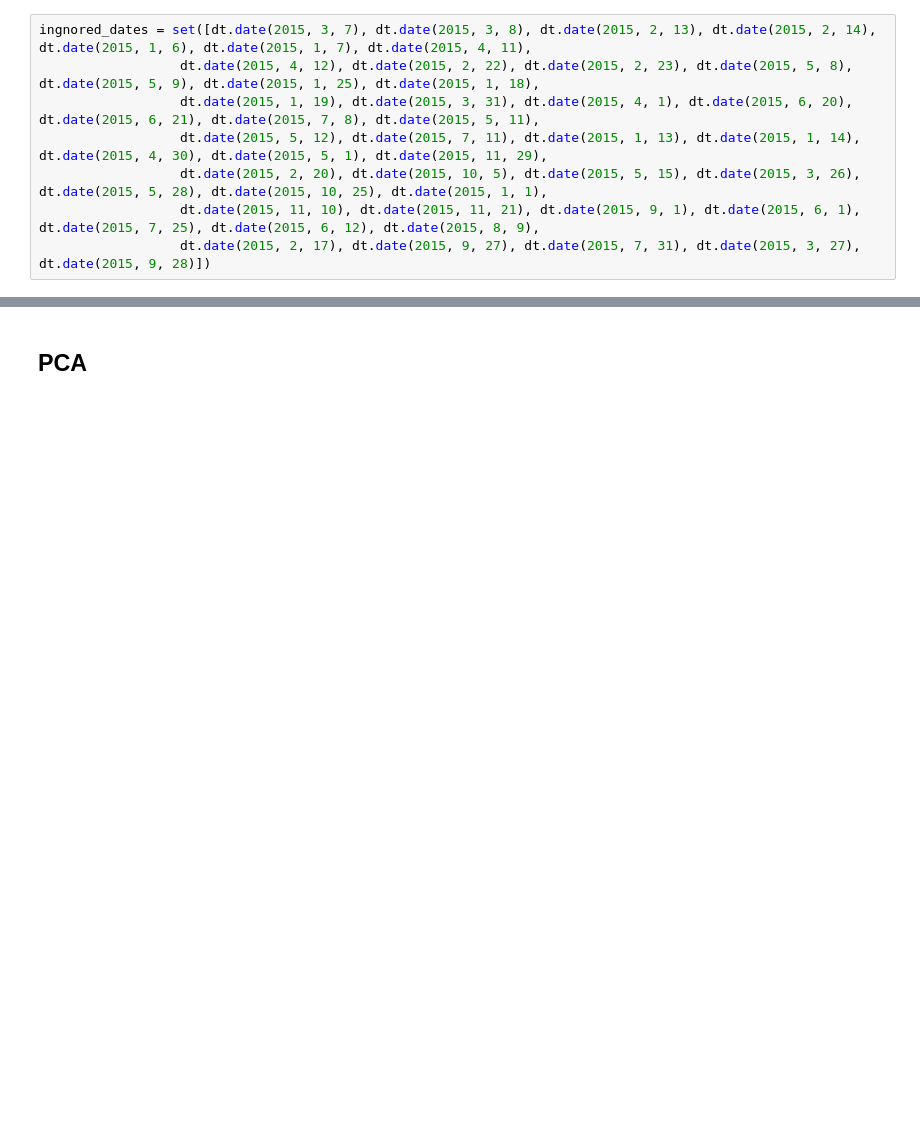
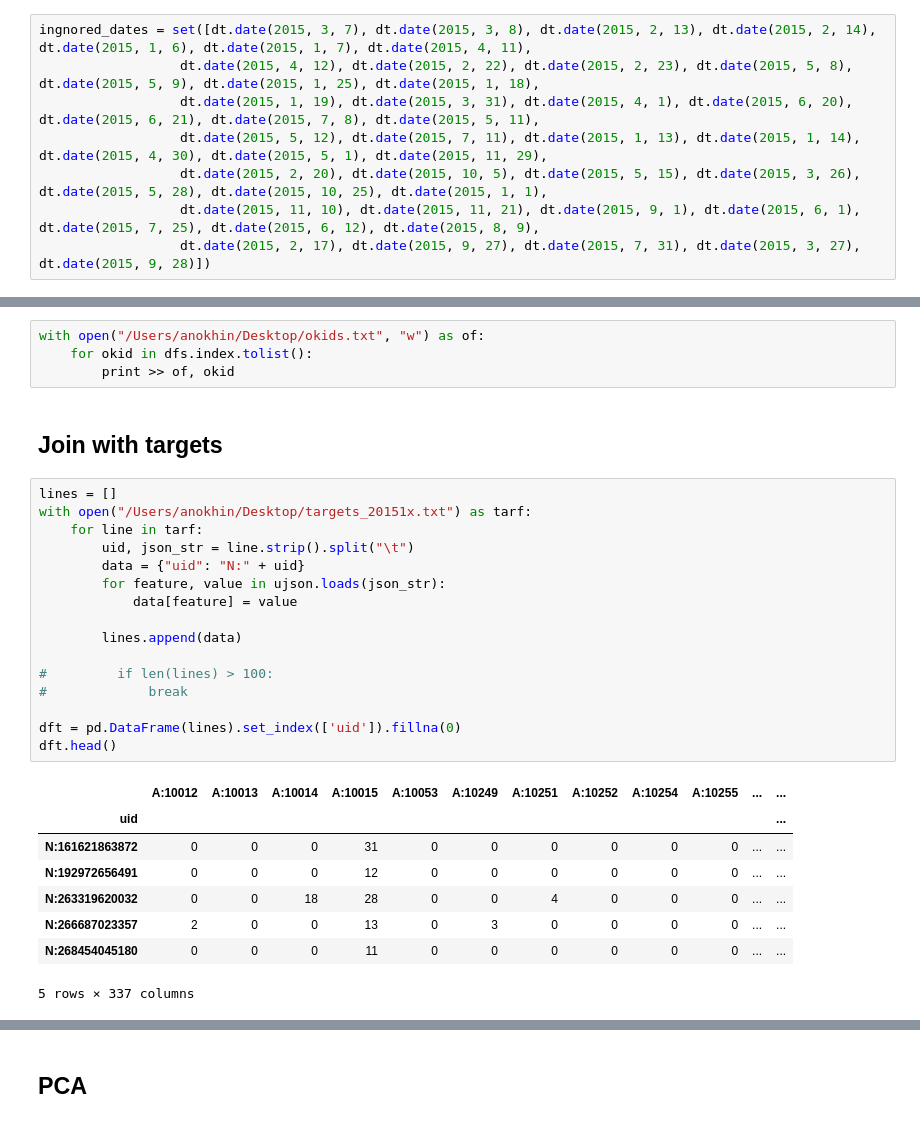
Before and after one commit to anokhin/anokhin.github.io, a Jupyter notebook: notebooks/timeline/graphmod.ipynb, the cells around one changed output, grey strips where cells are left out. Drawn from its saved outputs; the diff is of its cells as text; blank space fills up the shorter version.

```diff
--- a/notebooks/timeline/graphmod.ipynb
+++ b/notebooks/timeline/graphmod.ipynb
@@ -141,0 +148,31 @@ visualize_dist(dfs[spent > 10], 20, 8)
+# %%
+with open("/Users/anokhin/Desktop/okids.txt", "w") as of:
+    for okid in dfs.index.tolist():
+        print >> of, okid
+# %% [markdown]
+## Join with targets
+# %%
+lines = []
+with open("/Users/anokhin/Desktop/targets_20151x.txt") as tarf:
+    for line in tarf:
+        uid, json_str = line.strip().split("\t")
+        data = {"uid": "N:" + uid}
+        for feature, value in ujson.loads(json_str):
+            data[feature] = value
+
+        lines.append(data)
+
+#         if len(lines) > 100:
+#             break
+
+dft = pd.DataFrame(lines).set_index(['uid']).fillna(0)
+dft.head()
+# %% [output]
+|  | A:10012 | A:10013 | A:10014 | A:10015 | A:10053 | A:10249 | A:10251 | A:10252 | A:10254 | A:10255 | ... | ... |
+| uid |  |  |  |  |  |  |  |  |  |  |  | ... |
+| N:161621863872 | 0 | 0 | 0 | 31 | 0 | 0 | 0 | 0 | 0 | 0 | ... | ... |
+| N:192972656491 | 0 | 0 | 0 | 12 | 0 | 0 | 0 | 0 | 0 | 0 | ... | ... |
+| N:263319620032 | 0 | 0 | 18 | 28 | 0 | 0 | 4 | 0 | 0 | 0 | ... | ... |
+| N:266687023357 | 2 | 0 | 0 | 13 | 0 | 3 | 0 | 0 | 0 | 0 | ... | ... |
+| N:268454045180 | 0 | 0 | 0 | 11 | 0 | 0 | 0 | 0 | 0 | 0 | ... | ... |
+5 rows × 337 columns
```
Also changed, not shown: parts of 11 cells of this notebook, 2 other files.
